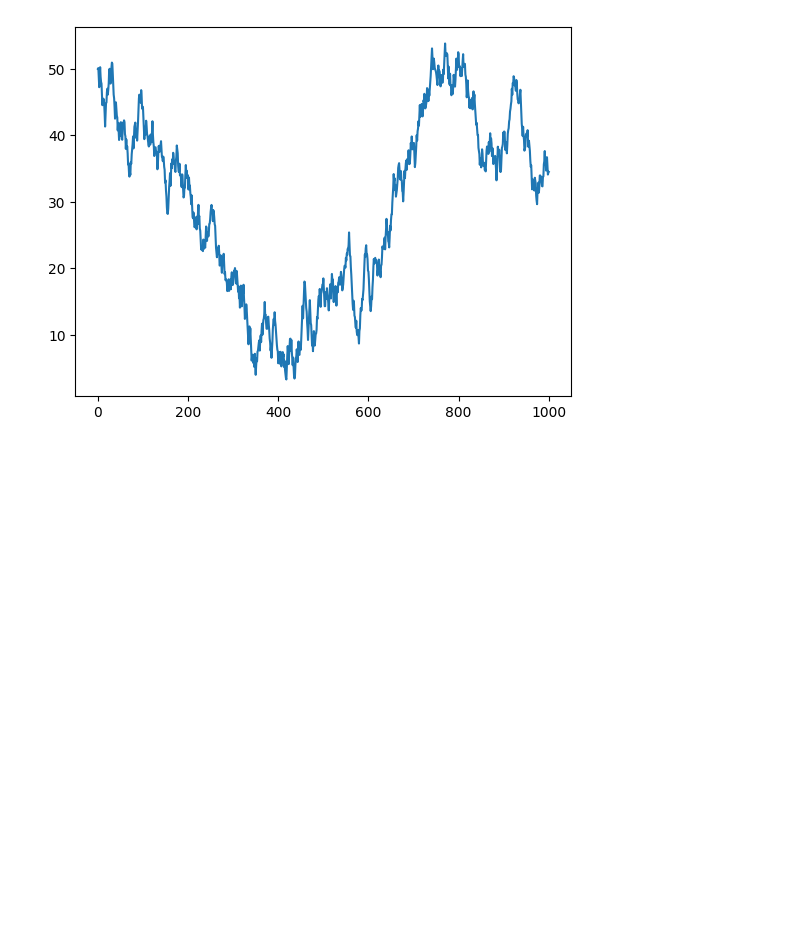
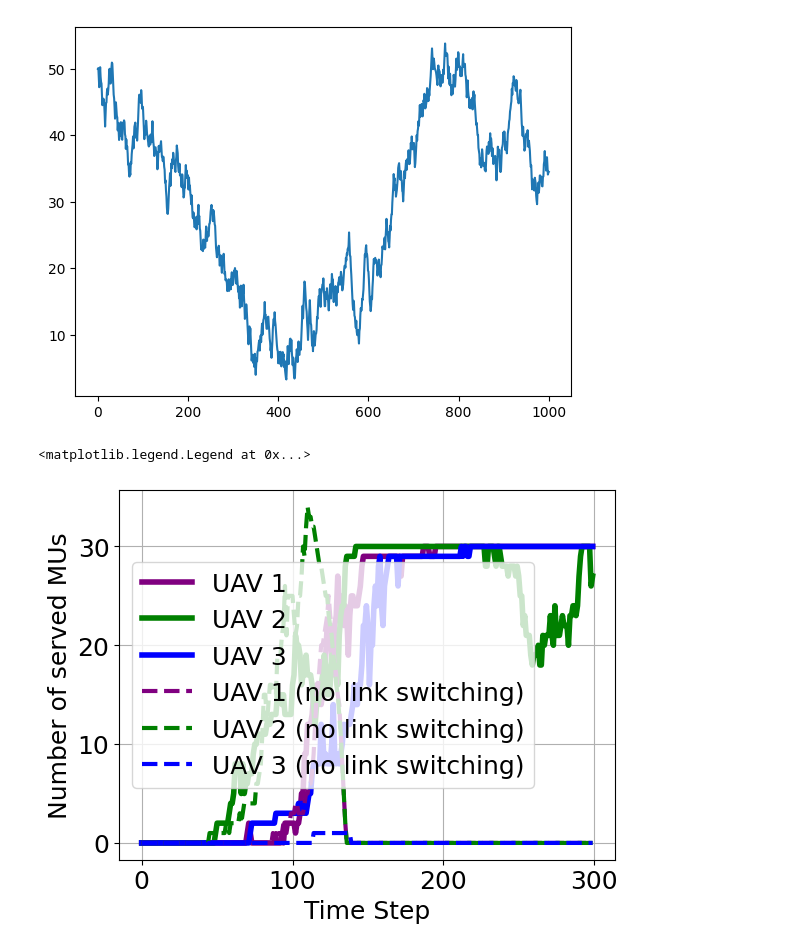
Before and after one commit to hungledut/Quantum-DRL-UAV-OISAC-paper, a Jupyter notebook: Result_visualization.ipynb, the cells around one changed output. Saved outputs shown, nothing was run; the diff lists cells and outputs as text; code cells hidden in the pictures; blank space fills up the shorter version.

```diff
--- a/Result_visualization.ipynb
+++ b/Result_visualization.ipynb
@@ -39,3 +42,38 @@ plt.plot(y)
 # %% [output]
 [<matplotlib.lines.Line2D at 0x...>]
 [figure]
+# %%
+import matplotlib.pyplot as plt
+import numpy as np
+
+step = np.linspace(0, 300, 296)
+def moving_average(data, window_size):
+    return np.convolve(data, np.ones(window_size) / window_size, mode='valid')
+
+number_of_sp_users_UAV0 = np.load('Simulation_results/number_of_sp_users_UAV0.npy')
+number_of_sp_users_UAV1 = np.load('Simulation_results/number_of_sp_users_UAV1.npy')
+number_of_sp_users_UAV2 = np.load('Simulation_results/number_of_sp_users_UAV2.npy')
+
+number_of_sp_users_UAV0_no_switching = np.load('Simulation_results/number_of_sp_users_UAV0_no_switching.npy')
+number_of_sp_users_UAV1_no_switching = np.load('Simulation_results/number_of_sp_users_UAV1_no_switching.npy')
+number_of_sp_users_UAV2_no_switching = np.load('Simulation_results/number_of_sp_users_UAV2_no_switching.npy')
+
+# print(number_of_sp_users_UAV0_no_switching, number_of_sp_users_UAV1_no_switching, number_of_sp_users_UAV2_no_switching)
+
+Visibility = np.load('Simulation_results/Visibility.npy')
+
+plt.figure()
+plt.rcParams.update({'font.size': 18})
+plt.plot(number_of_sp_users_UAV0, label='UAV 1', color='purple', linewidth=4)
+plt.plot(number_of_sp_users_UAV1, label='UAV 2', color='green', linewidth=4)
+plt.plot(number_of_sp_users_UAV2, label='UAV 3', color='blue', linewidth=4)
+plt.plot(number_of_sp_users_UAV0_no_switching, label='UAV 1 (no link switching)', color='purple', linewidth=3, linestyle='dashed')
+plt.plot(number_of_sp_users_UAV1_no_switching, label='UAV 2 (no link switching)', color='green', linewidth=3, linestyle='dashed')
+plt.plot(number_of_sp_users_UAV2_no_switching, label='UAV 3 (no link switching)', color='blue', linewidth=3, linestyle='dashed')
+plt.xlabel('Time Step')
+plt.ylabel('Number of served MUs')
+plt.grid(True)
+plt.legend()
+# %% [output]
+<matplotlib.legend.Legend at 0x...>
+[figure, added]
```
Also changed, not shown: parts of 3 cells of this notebook, 18 other files.
